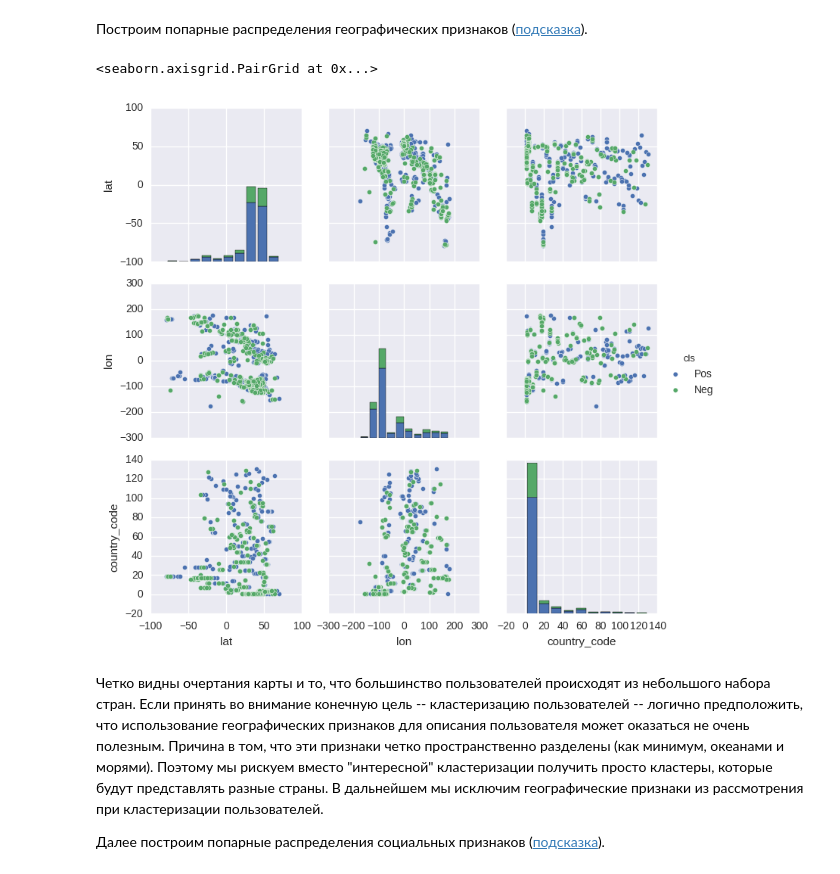
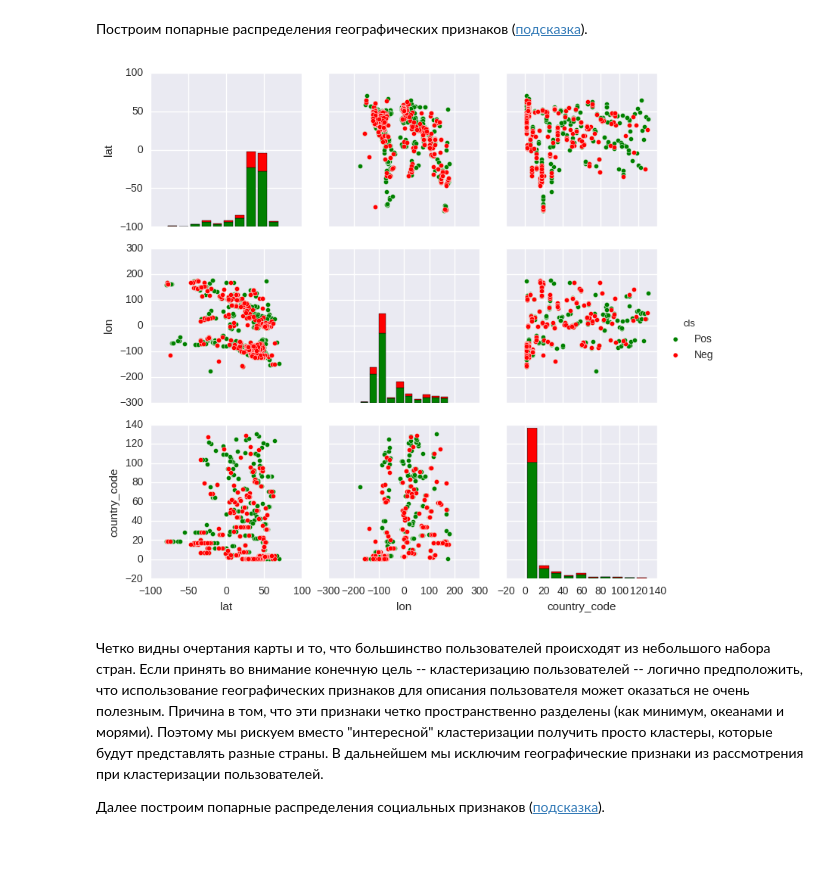
Before and after one commit to IlyaMarkovMipt/sphereDataMining, a Jupyter notebook: hw2/homework-2-MarkovIlya.ipynb, the cells around one changed output. Cells and saved outputs as stored; diff of their text form; code cells hidden in the pictures.

```diff
--- a/hw2/homework-2-MarkovIlya.ipynb
+++ b/hw2/homework-2-MarkovIlya.ipynb
@@ -109,8 +102,8 @@ True
 # %%
 #more pleasant way, imho
 #but func of correlation is different from numpy's one
-x = df_users[features]
-a = x.corr()
+x_ = df_users[features]
+a = x_.corr()
 b = a[a>0.2][a!=1.0].notnull()
 for ind in b.index:
     if b.columns[b[ind]].shape[0] >= 1:
@@ -193,23 +198,22 @@ def plot_dataset(x, y, features):
 # %%
 geo_features_new = ["lat", "lon", "country_code"]
 geo_features = [f for f in geo_features_new if f in features]
-columns = geo_features + ["cls"]
+# columns = geo_features + ["cls"]
 
 geo_feature_ind = [i for i, f in enumerate(features) if f in geo_features]
 
-#plot_dataset(x[:, geo_feature_ind], y, geo_features)
+plot_dataset(x[:, geo_feature_ind], y, geo_features)
 
-y1 = y.reshape((y.shape[0],1))
-a = np.hstack((x[:, geo_feature_ind], y1))
+# y1 = y.reshape((y.shape[0],1))
+# a = np.hstack((x[:, geo_feature_ind], y1))
 
-df_1 = pd.DataFrame(data = a, columns=columns)
-df_1 = df_1[np.isfinite(df_1["country_code"])]
-df_1["cls"][df_1["cls"] == 1] = "Pos"
-df_1["cls"][df_1["cls"] == 0] = "Neg"
-sns.pairplot(df_1[columns], hue="cls")
+# df_1 = pd.DataFrame(data = a, columns=columns)
+# df_1 = df_1[np.isfinite(df_1["country_code"])]
+# df_1["cls"][df_1["cls"] == 1] = "Pos"
+# df_1["cls"][df_1["cls"] == 0] = "Neg"
+# sns.pairplot(df_1[columns], hue="cls", palette={"Pos":"g", "Neg":"r"}
 # %% [output]
-<seaborn.axisgrid.PairGrid at 0x...>
-[figure, old version]
+[figure, new version]
 # %% [markdown]
 Четко видны очертания карты и то, что большинство пользователей происходят из небольшого набора стран. Если принять во внимание конечную цель -- кластеризацию пользователей -- логично предположить, что использование географических признаков для описания пользователя может оказаться не очень полезным. Причина в том, что эти признаки четко пространственно разделены (как минимум, океанами и морями). Поэтому мы рискуем вместо "интересной" кластеризации получить просто кластеры, которые будут представлять разные страны. В дальнейшем мы исключим географические признаки из рассмотрения при кластеризации пользователей.
 
```
Also changed, not shown: parts of 9 cells of this notebook, 2 other files.
